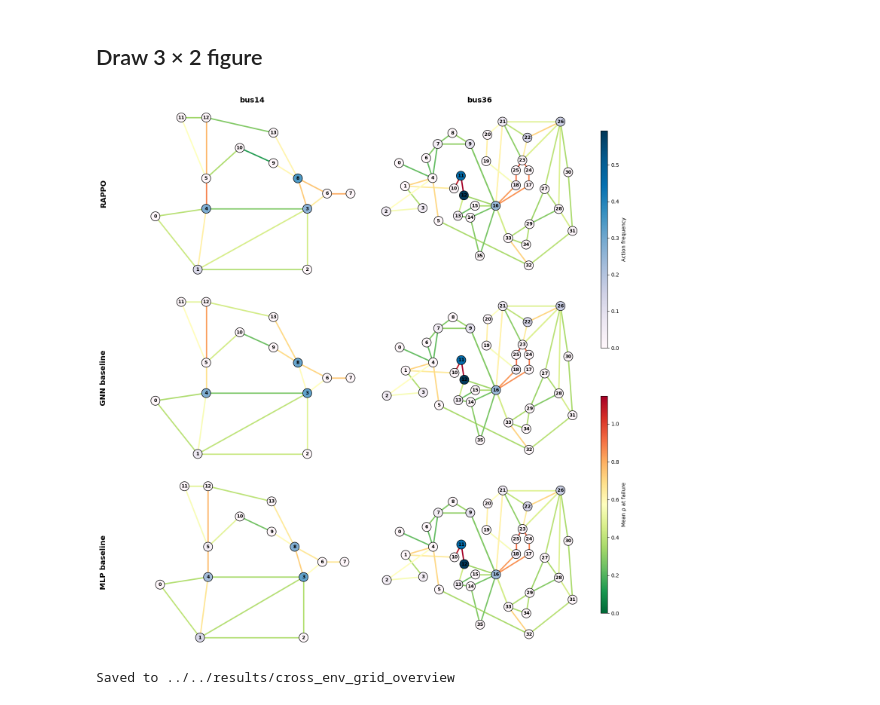
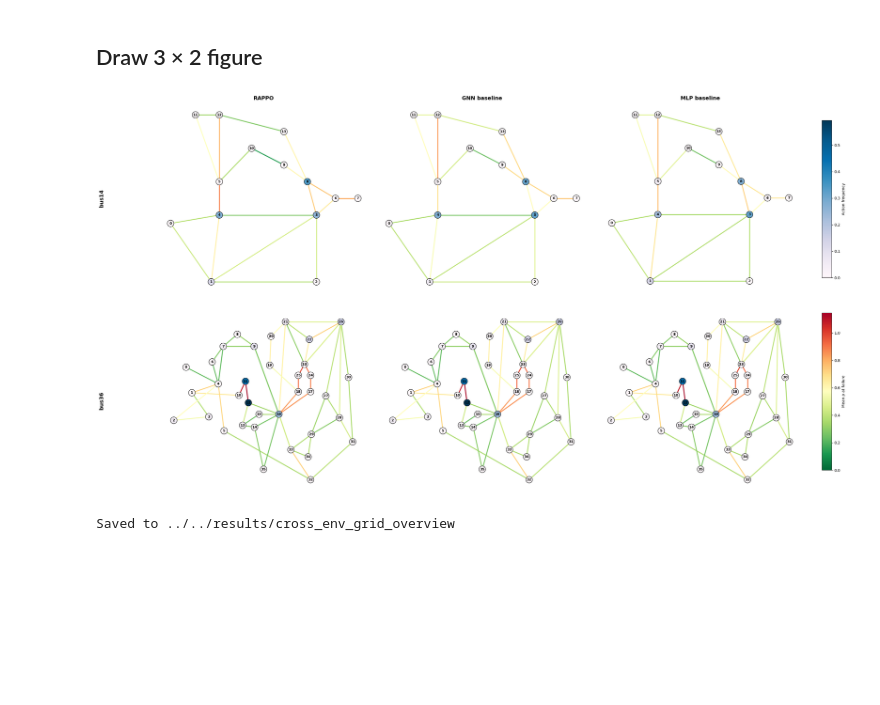
Before and after one commit to AdrianDegenkolb/NRI-for-explainable-RL-in-Power-Grids, a Jupyter notebook: src/visualization/grid_behavior_overview.ipynb, the cells around one changed output. Drawn from its saved outputs; the diff is of its cells as text; code cells hidden in the pictures; blank space fills up the shorter version.

```diff
--- a/src/visualization/grid_behavior_overview.ipynb
+++ b/src/visualization/grid_behavior_overview.ipynb
@@ -149,20 +149,20 @@ Mean ρ at failure vmax : 1.1471
 # %% [markdown]
 ## Draw 3 × 2 figure
 # %%
-N_ROWS = len(METHOD_ORDER)  # 3
-N_COLS = len(ENV_ORDER)     # 2
+N_ROWS = len(ENV_ORDER)  # 3
+N_COLS = len(METHOD_ORDER)     # 2
 
 plt.style.use("default")
 
-fig, axes = plt.subplots(N_ROWS, N_COLS, figsize=(15, 16))
+fig, axes = plt.subplots(N_ROWS, N_COLS, figsize=(30, 16))
 fig.subplots_adjust(
     left=0.08, right=0.87,
     top=0.94,  bottom=0.04,
     hspace=0.06, wspace=0.04,
 )
 
-for row_idx, method_label in enumerate(METHOD_ORDER):
-    for col_idx, env_label in enumerate(ENV_ORDER):
+for col_idx, method_label in enumerate(METHOD_ORDER):
+    for row_idx, env_label in enumerate(ENV_ORDER):
         ax = axes[row_idx, col_idx]
         md = data[env_label][method_label]
         env = g2op_envs[env_label]
@@ -194,35 +194,35 @@ for row_idx, method_label in enumerate(METHOD_ORDER):
             spine.set_visible(False)
 
         if row_idx == 0:
-            ax.set_title(env_label, fontsize=14, fontweight="bold", pad=8)
+            ax.set_title(method_label, fontsize=14, fontweight="bold", pad=8)
 
 # Row labels — positioned after layout is resolved
 # fig.canvas.draw()
-for row_idx, method_label in enumerate(METHOD_ORDER):
+for row_idx, env_label in enumerate(ENV_ORDER):
     bbox = axes[row_idx, 0].get_position()
     y_center = (bbox.y0 + bbox.y1) / 2
     fig.text(
-        0.01, y_center, method_label,
+        0.01, y_center, env_label,
         ha="center", va="center",
         fontsize=14, fontweight="bold",
         rotation=90,
     )
 
 # Two vertical colorbars on the far right — outside the column area so it is
 # visually clear that both scales are shared across all six panels.
 node_sm = plt.cm.ScalarMappable(cmap=node_cmap, norm=node_norm)
 edge_sm = plt.cm.ScalarMappable(cmap=edge_cmap, norm=edge_norm)
 
 cbar_freq_ax = fig.add_axes([0.89, 0.54, 0.012, 0.36])  # upper: action frequency
 cbar_rho_ax  = fig.add_axes([0.89, 0.10, 0.012, 0.36])  # lower: congestion
 
 fig.colorbar(node_sm, cax=cbar_freq_ax, orientation="vertical", label="Action frequency")
 fig.colorbar(edge_sm, cax=cbar_rho_ax, orientation="vertical", label="Mean ρ at failure")
 
 fig.savefig(OUT_DIR / "grid_behavior_overview.png", dpi=150, bbox_inches="tight")
 fig.savefig(OUT_DIR / "grid_behavior_overview.svg", bbox_inches="tight")
 plt.show()
 print(f"Saved to {OUT_DIR}")
 # %% [output]
-[figure, old version]
+[figure, new version]
 Saved to ../../results/cross_env_grid_overview
```
Also changed, not shown: parts of 1 cell of this notebook, 5 other files.
